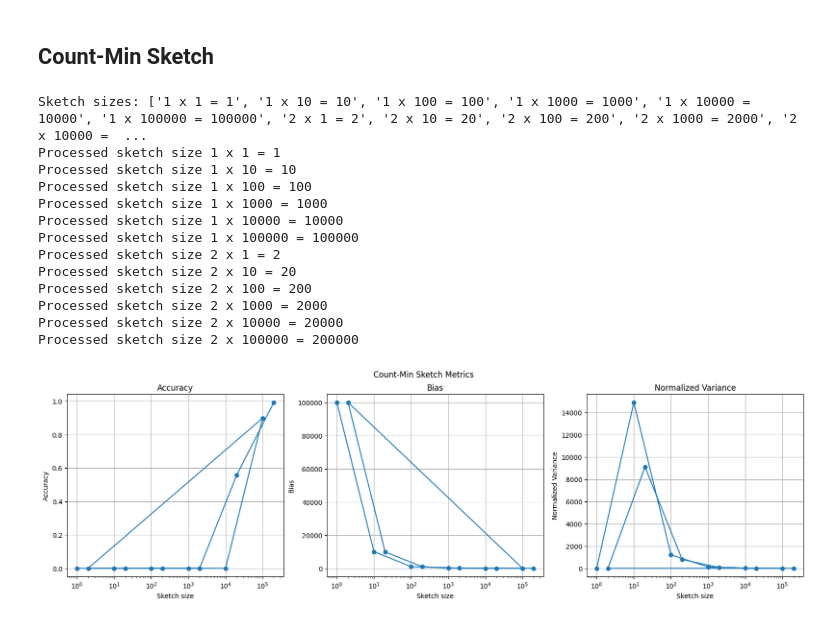
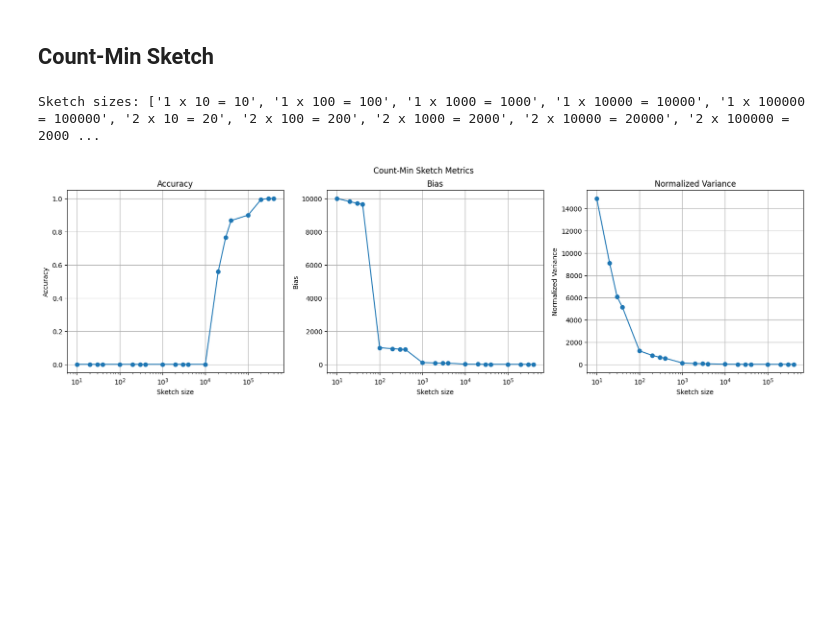
Before and after one commit to Gal-Noy/MSC-Data-Streaming-Algorithms, a Jupyter notebook: FM_CountMin/FM_CountMin.ipynb, the cells around one changed output. Cells and saved outputs as stored; diff of their text form; code cells hidden in the pictures; blank space fills up the shorter version.

Commit message:
plot countmin

```diff
--- a/FM_CountMin/FM_CountMin.ipynb
+++ b/FM_CountMin/FM_CountMin.ipynb
@@ -111,7 +111,7 @@ def plot_metrics(metrics: dict, title: str, logx: bool = False):
     :param metrics: Dictionary with the metrics
     :param title: Title of the plot
     """
-    sketch_sizes = list(metrics.keys())
+    sketch_sizes = sorted(list(metrics.keys()))
 
     plt.figure(figsize=(20, 5))
     plt.suptitle(title)
@@ -209,56 +209,41 @@ def count_min_sketch(stream: np.ndarray, d: int, w: int, seed: int = SEED) -> np
 
     return freqs
 # %%
-DW = [(d, w) for d in [1, 2] for w in [1, 10, 100, 1000, 10000, 100000]]
+DW = [(d, w) for d in [1, 2, 3, 4] for w in [10, 100, 1000, 10000, 100000]]
 print(f"Sketch sizes: {[f'{d} x {w} = {d * w}' for d, w in DW]}")
 
 results = {d * w: [count_min_sketch(stream, d, w, i) for i in range(NUM_RUNS)] for d, w in DW}
 
 unique_elements, counts = np.unique(stream, return_counts=True)
 
 metrics = {}
 for sketch_size, freqs_list in results.items():
     # Accuracy (with Mean Absolute Error)
-    errors = []
-    for freqs in freqs_list:
-        sketch_counts = np.array([freqs[i] for i, _ in enumerate(unique_elements)])
-        errors.append(np.sum(np.abs(sketch_counts - counts)))
+    errors = [np.sum(np.abs(freqs - counts)) for freqs in freqs_list]
     mean_absolute_error = np.mean(errors)
-    accuracy = max(0, 1 - mean_absolute_error / np.sum(counts))
+    accuracy = max(0, 1 - mean_absolute_error / len(stream))
 
     # Average bias, average normalized-variance
     biases = []
     variances = []
     for i, _ in enumerate(unique_elements):
         estimates = np.array([freqs[i] for freqs in freqs_list])
         true_count = counts[i]
         bias = np.mean(estimates) - true_count
         variance = np.var(estimates) / true_count
         biases.append(bias)
         variances.append(variance)
 
     avg_bias = np.mean(np.abs(biases))
     avg_normalized_variance = np.mean(variances)
 
     metrics[sketch_size] = {
         "accuracy": accuracy,
         "bias": avg_bias,
         "normalized_variance": avg_normalized_variance
     }
 
 plot_metrics(metrics, "Count-Min Sketch Metrics", logx=True)
 # %% [output]
-Sketch sizes: ['1 x 1 = 1', '1 x 10 = 10', '1 x 100 = 100', '1 x 1000 = 1000', '1 x 10000 = 10000', '1 x 100000 = 100000', '2 x 1 = 2', '2 x 10 = 20', '2 x 100 = 200', '2 x 1000 = 2000', '2 x 10000 =  ...
-Processed sketch size 1 x 1 = 1
-Processed sketch size 1 x 10 = 10
-Processed sketch size 1 x 100 = 100
-Processed sketch size 1 x 1000 = 1000
-Processed sketch size 1 x 10000 = 10000
-Processed sketch size 1 x 100000 = 100000
-Processed sketch size 2 x 1 = 2
-Processed sketch size 2 x 10 = 20
-Processed sketch size 2 x 100 = 200
-Processed sketch size 2 x 1000 = 2000
-Processed sketch size 2 x 10000 = 20000
-Processed sketch size 2 x 100000 = 200000
+Sketch sizes: ['1 x 10 = 10', '1 x 100 = 100', '1 x 1000 = 1000', '1 x 10000 = 10000', '1 x 100000 = 100000', '2 x 10 = 20', '2 x 100 = 200', '2 x 1000 = 2000', '2 x 10000 = 20000', '2 x 100000 = 2000 ...
-[figure, old version]
+[figure, new version]
```
